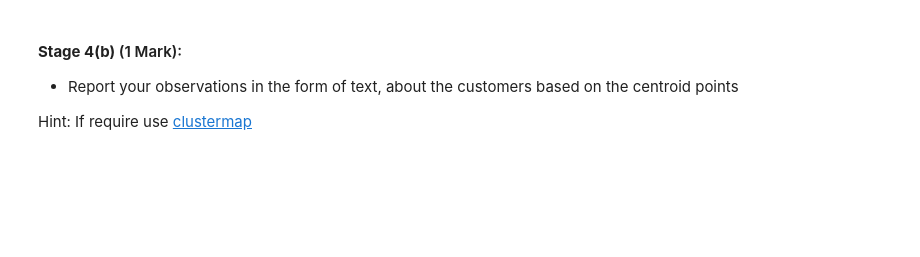
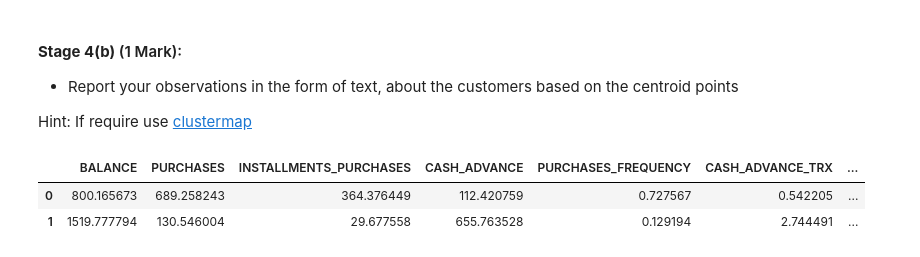
Before and after one commit to vikramvundyala/python_AI-ML, a Jupyter notebook: U2_MH2_Customer_Segmentation.ipynb, the cells around one changed output. Drawn from its saved outputs; the diff is of its cells as text; code cells hidden in the pictures; blank space fills up the shorter version.

```diff
--- a/U2_MH2_Customer_Segmentation.ipynb
+++ b/U2_MH2_Customer_Segmentation.ipynb
@@ -226,0 +325,7 @@ Hint: Use Sklearns [TSNE](https://scikit-learn.org/stable/modules/generated/skle
+# %%
+# YOUR CODE HERE
+scaled_centroids  = kmeans.cluster_centers_
+print(scaled_centroids)
+
+centroids_original  = scaler.inverse_transform(scaled_centroids)
+print(centroids_original)
@@ -231,3 +347,10 @@ Hint: Use Sklearns [TSNE](https://scikit-learn.org/stable/modules/generated/skle
 Hint: If require use [clustermap](https://seaborn.pydata.org/generated/seaborn.clustermap.html)
 # %%
 # YOUR ANALYSIS HERE
+
+centroid_df = pd.DataFrame(centroids_original, columns=df.columns)
+centroid_df
+# %% [output]
+|  | BALANCE | PURCHASES | INSTALLMENTS_PURCHASES | CASH_ADVANCE | PURCHASES_FREQUENCY | CASH_ADVANCE_TRX | ... |
+| 0 | 800.165673 | 689.258243 | 364.376449 | 112.420759 | 0.727567 | 0.542205 | ... |
+| 1 | 1519.777794 | 130.546004 | 29.677558 | 655.763528 | 0.129194 | 2.744491 | ... |
```
Also changed, not shown: parts of 13 cells of this notebook.
